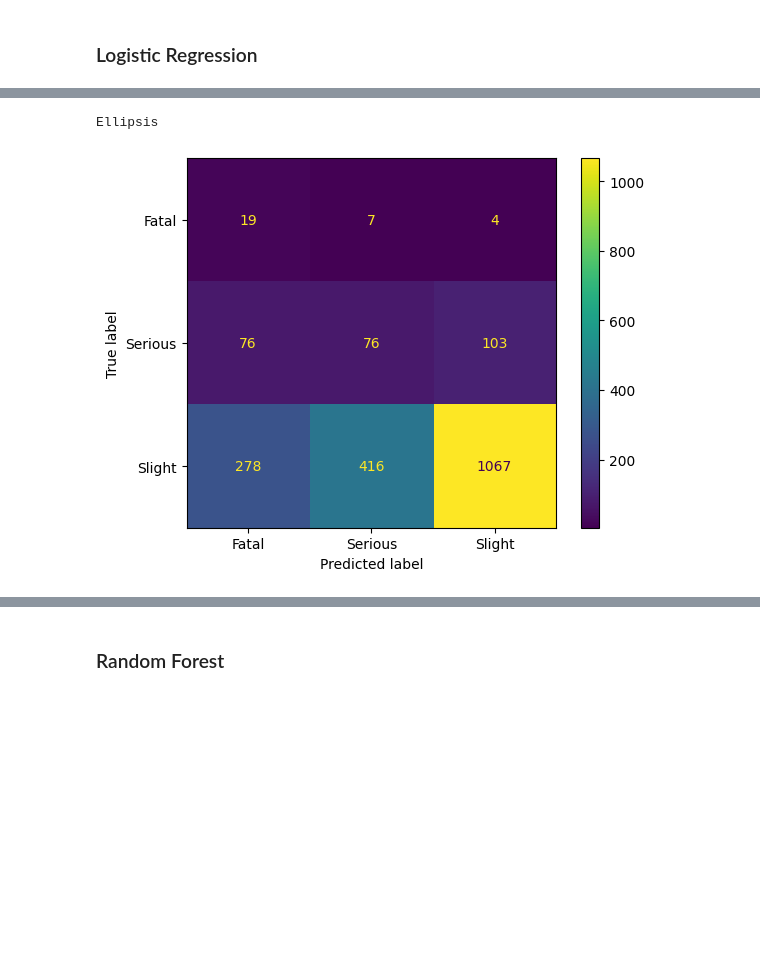
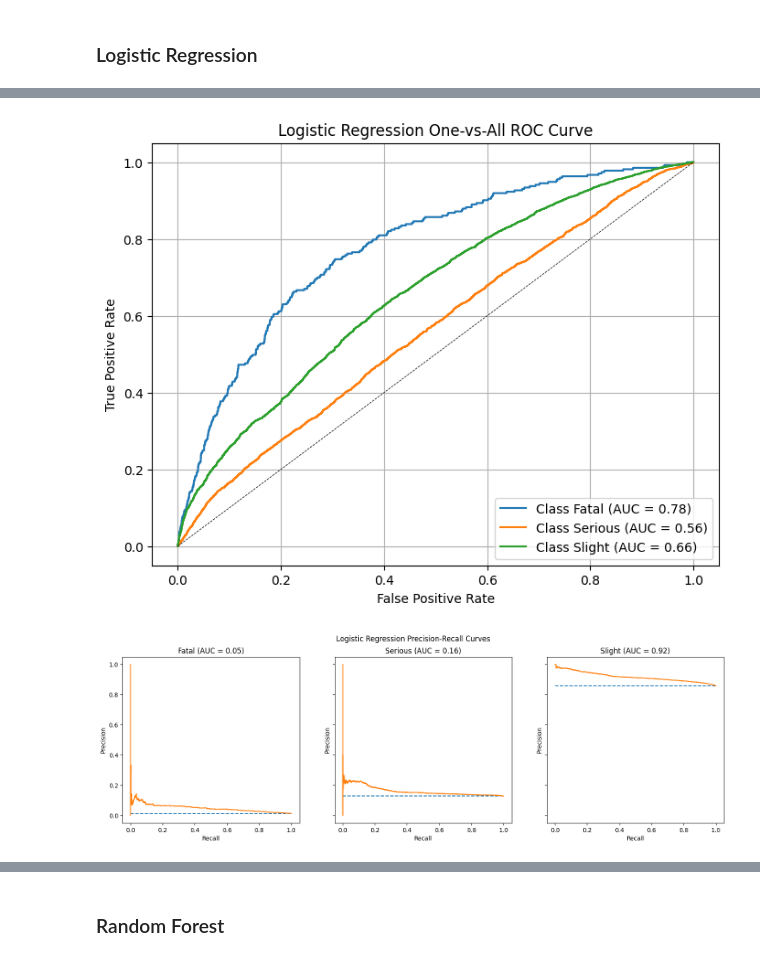
Before and after one commit to pyrocze/trafic_data_analysis, a Jupyter notebook: analysis.ipynb, the cells around one changed output, grey strips where cells are left out. Cells and saved outputs as stored; diff of their text form; code cells hidden in the pictures; blank space fills up the shorter version.

```diff
--- a/analysis.ipynb
+++ b/analysis.ipynb
@@ -421,14 +477,10 @@ label_encoder.classes_
+# %%
+from sklearn.tree import DecisionTreeClassifier
+from sklearn.feature_selection import SelectKBest
+
+feature_selection = SelectKBest(k=50)
 # %% [markdown]
 ## Modeling
-# %%
-from sklearn.tree import DecisionTreeClassifier
-from sklearn.feature_selection import RFE
-from sklearn.linear_model import LogisticRegression
-from sklearn.ensemble import RandomForestClassifier
-from sklearn.model_selection import GridSearchCV
-
-decision_tree = DecisionTreeClassifier(random_state=RANDOM_STATE, class_weight='balanced')
-feature_selection = RFE(estimator=decision_tree, n_features_to_select=50, step=1)
 # %% [markdown]
 ### Dummy Classifiers
 # %%
@@ -442,18 +498,25 @@ dummy_clf_mostfrequent.fit(X_train, y_train)
 # %% [markdown]
 ### Logistic Regression
 # %%
+from sklearn.linear_model import LogisticRegression
+from sklearn.model_selection import GridSearchCV
+
 param_grid_regression = {
-    'clf__C': (0.01, 0.1, 1, 10, 100, 1000),
-    'clf__solver': ('lbfgs', 'sag', 'saga'),
+    'clf__C': (0.01, 0.1, 1),
 }
 
 classification_pipeline_regression = Pipeline([
+    ('prep', column_transformer),
     ('select', feature_selection),
-    ('clf', LogisticRegression(penalty='l2', max_iter=1000, multi_class='multinomial', class_weight='balanced',
-                               random_state=RANDOM_STATE))
+    ('clf', LogisticRegression(max_iter=1000, solver='saga', multi_class='multinomial', class_weight='balanced', n_jobs=-1, random_state=RANDOM_STATE)),
 ])
 
-search_acc_regression = GridSearchCV(estimator=classification_pipeline_regression, param_grid=param_grid_regression,
-                                     cv=10, scoring='accuracy', n_jobs=-1, verbose=2)
+search_f1_regression = GridSearchCV(
+    estimator=classification_pipeline_regression,
+    param_grid=param_grid_regression,
+    cv=5,
+    scoring='f1_macro',
+    n_jobs=-1
+)
 
-# search_acc_regression.fit(X_train_transformed, y_train)
+_ = search_f1_regression.fit(X_train, y_train)
@@ -606,13 +743,5 @@ search_acc_regression.best_score_
 # %%
-from sklearn import metrics
-
-y_pred_regression = search_acc_regression.predict(X_test_transformed)
-cnf_matrix_regression = metrics.confusion_matrix(y_test, y_pred_regression,
-                                                 labels=search_acc_regression.classes_)
-display = metrics.ConfusionMatrixDisplay(cnf_matrix_regression,
-                                         display_labels=label_encoder.classes_)
-display.plot()
-...
+show_roc(search_f1_regression, X_test, y_test, label_encoder.classes_, "Logistic Regression")
 # %% [output]
-Ellipsis
-[figure, old version]
+[figure, new version]
+[figure, added]
```
Also changed, not shown: parts of 65 cells of this notebook.
